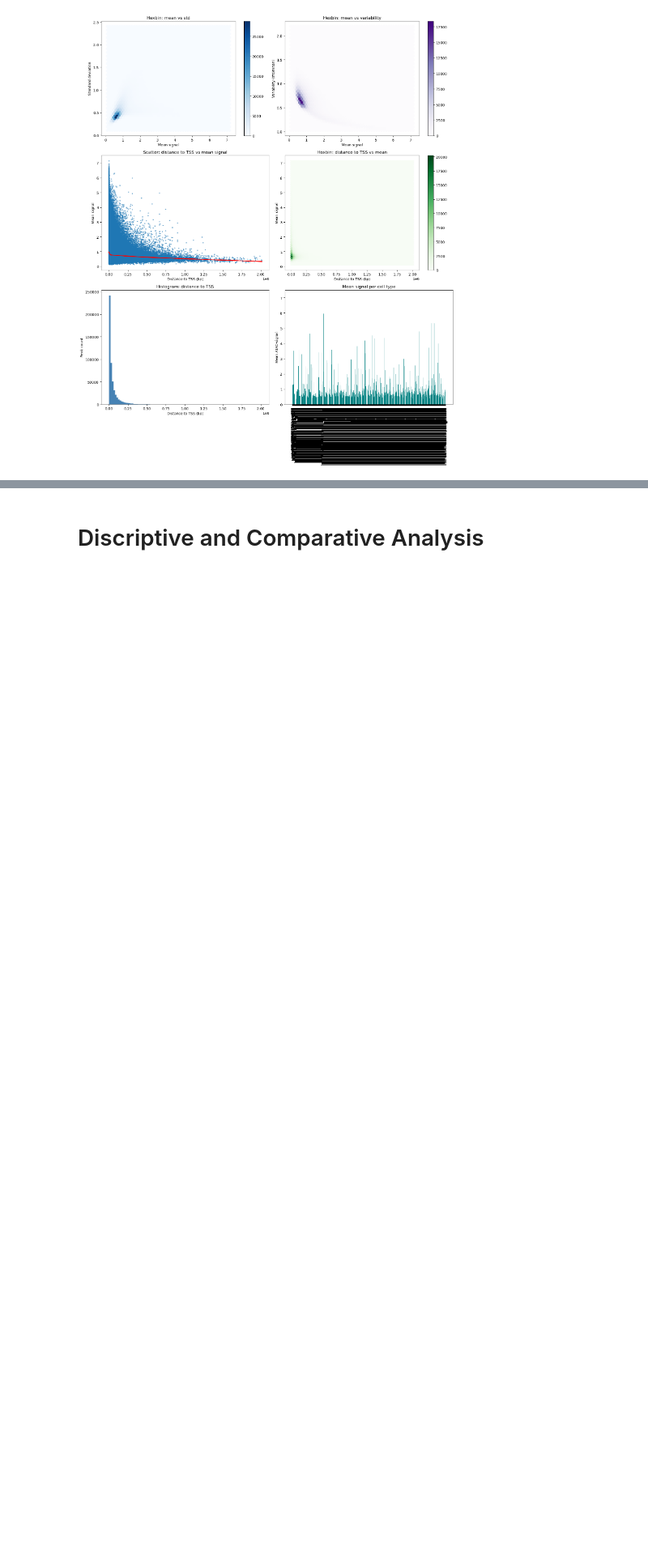
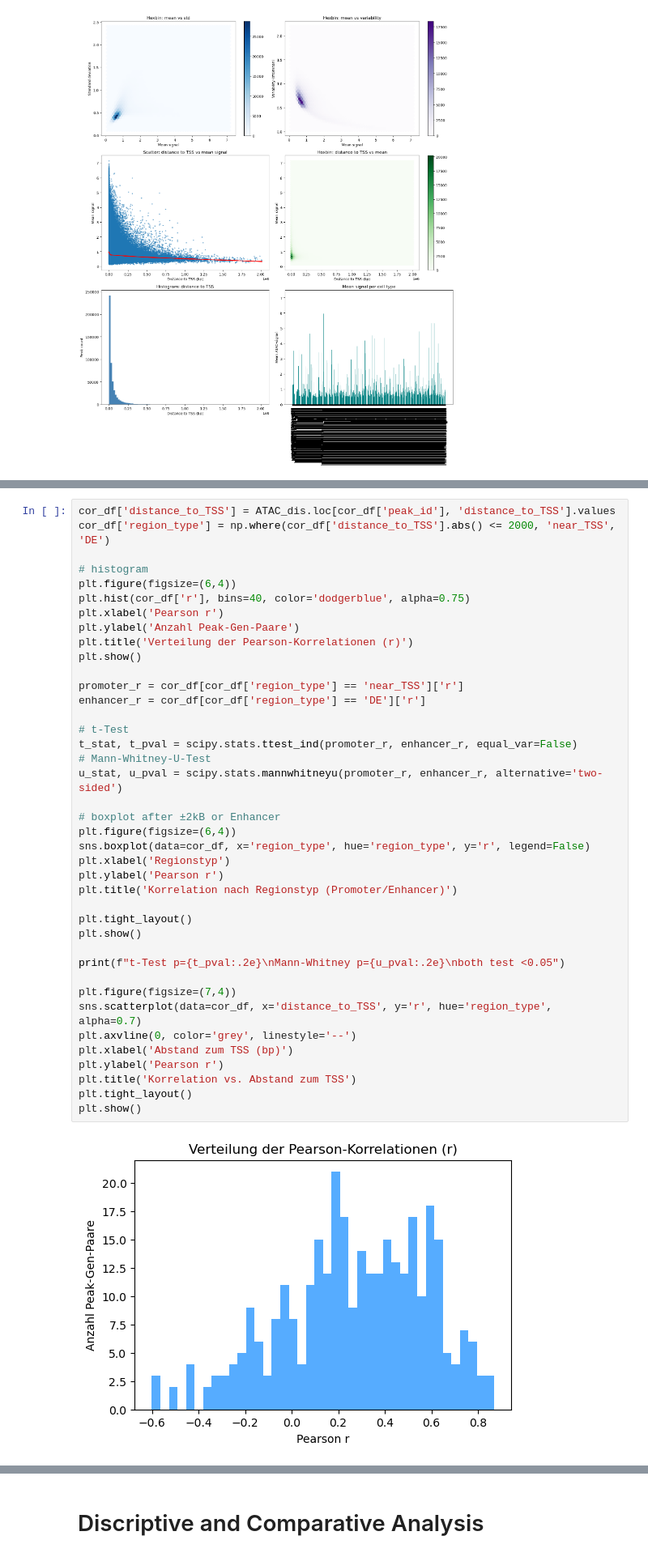
Before and after one commit to Topic2-Gene-Regulation-Immune-Cells/abT-gdT-cells-Team3, a Jupyter notebook: Immune_Cells_abgdT_GeneReg copy.ipynb, the cells around one changed output, grey strips where cells are left out. Shown at 81% size. Drawn from its saved outputs; the diff is of its cells as text; blank space fills up the shorter version.

```diff
--- a/Immune_Cells_abgdT_GeneReg copy.ipynb
+++ b/Immune_Cells_abgdT_GeneReg copy.ipynb
@@ -543,0 +636,42 @@ display(ATAC_dis.head())
+# %%
+cor_df['distance_to_TSS'] = ATAC_dis.loc[cor_df['peak_id'], 'distance_to_TSS'].values
+cor_df['region_type'] = np.where(cor_df['distance_to_TSS'].abs() <= 2000, 'near_TSS', 'DE')
+
+# histogram
+plt.figure(figsize=(6,4))
+plt.hist(cor_df['r'], bins=40, color='dodgerblue', alpha=0.75)
+plt.xlabel('Pearson r')
+plt.ylabel('Anzahl Peak-Gen-Paare')
+plt.title('Verteilung der Pearson-Korrelationen (r)')
+plt.show()
+
+promoter_r = cor_df[cor_df['region_type'] == 'near_TSS']['r']
+enhancer_r = cor_df[cor_df['region_type'] == 'DE']['r']
+
+# t-Test
+t_stat, t_pval = scipy.stats.ttest_ind(promoter_r, enhancer_r, equal_var=False)
+# Mann-Whitney-U-Test
+u_stat, u_pval = scipy.stats.mannwhitneyu(promoter_r, enhancer_r, alternative='two-sided')
+
+# boxplot after ±2kB or Enhancer
+plt.figure(figsize=(6,4))
+sns.boxplot(data=cor_df, x='region_type', hue='region_type', y='r', legend=False)
+plt.xlabel('Regionstyp')
+plt.ylabel('Pearson r')
+plt.title('Korrelation nach Regionstyp (Promoter/Enhancer)')
+
+plt.tight_layout()
+plt.show()
+
+print(f"t-Test p={t_pval:.2e}\nMann-Whitney p={u_pval:.2e}\nboth test <0.05")
+
+plt.figure(figsize=(7,4))
+sns.scatterplot(data=cor_df, x='distance_to_TSS', y='r', hue='region_type', alpha=0.7)
+plt.axvline(0, color='grey', linestyle='--')
+plt.xlabel('Abstand zum TSS (bp)')
+plt.ylabel('Pearson r')
+plt.title('Korrelation vs. Abstand zum TSS')
+plt.tight_layout()
+plt.show()
+# %% [output]
+[figure, added]
```
Also changed, not shown: parts of 13 cells of this notebook, 1 other file.
